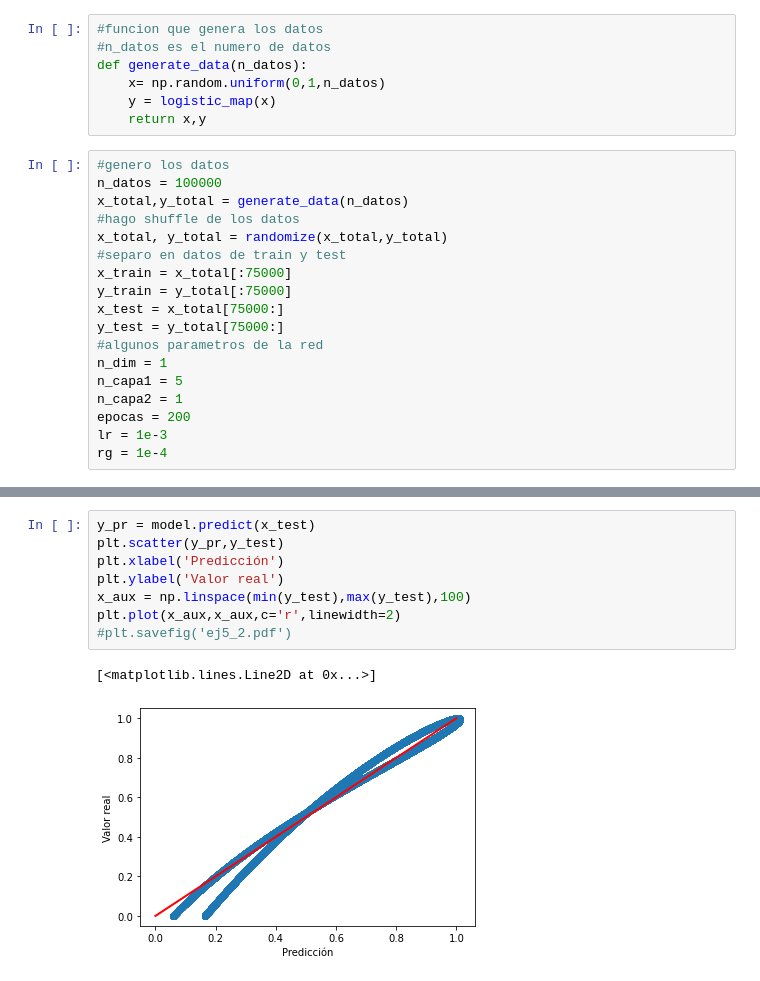
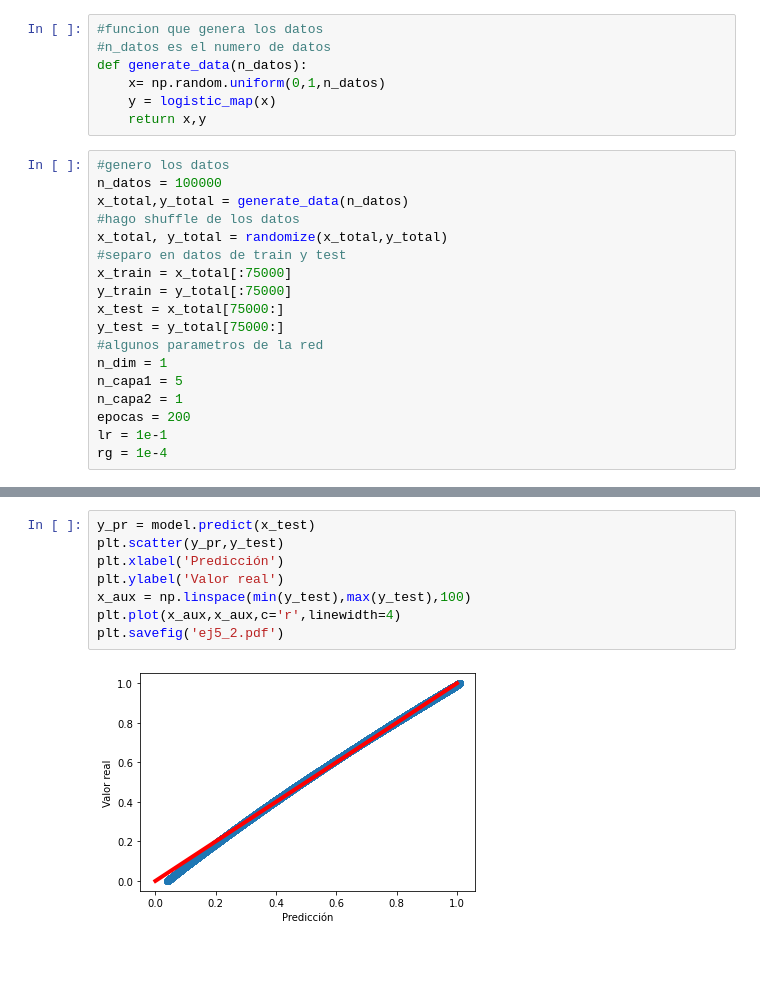
Before and after one commit to denisecammarota/DeepLearning, a Jupyter notebook: Pract4/Ej5.ipynb, the cells around one changed output, grey strips where cells are left out. Drawn from its saved outputs; the diff is of its cells as text.

```diff
--- a/Pract4/Ej5.ipynb
+++ b/Pract4/Ej5.ipynb
@@ -42,7 +43,7 @@ n_dim = 1
 n_capa1 = 5
 n_capa2 = 1
 epocas = 200
-lr = 1e-3
+lr = 1e-1
 rg = 1e-4
 # %%
 #armo la red neuronal
@@ -89,11 +104,10 @@ loss_final_tr = history.history['val_loss'][-1]
 # %%
 y_pr = model.predict(x_test)
 plt.scatter(y_pr,y_test)
 plt.xlabel('Predicción')
 plt.ylabel('Valor real')
 x_aux = np.linspace(min(y_test),max(y_test),100)
-plt.plot(x_aux,x_aux,c='r',linewidth=2)
-#plt.savefig('ej5_2.pdf')
+plt.plot(x_aux,x_aux,c='r',linewidth=4)
+plt.savefig('ej5_2.pdf')
 # %% [output]
-[<matplotlib.lines.Line2D at 0x...>]
-[figure, old version]
+[figure, new version]
```
Also changed, not shown: parts of 4 cells of this notebook, 28 other files.
